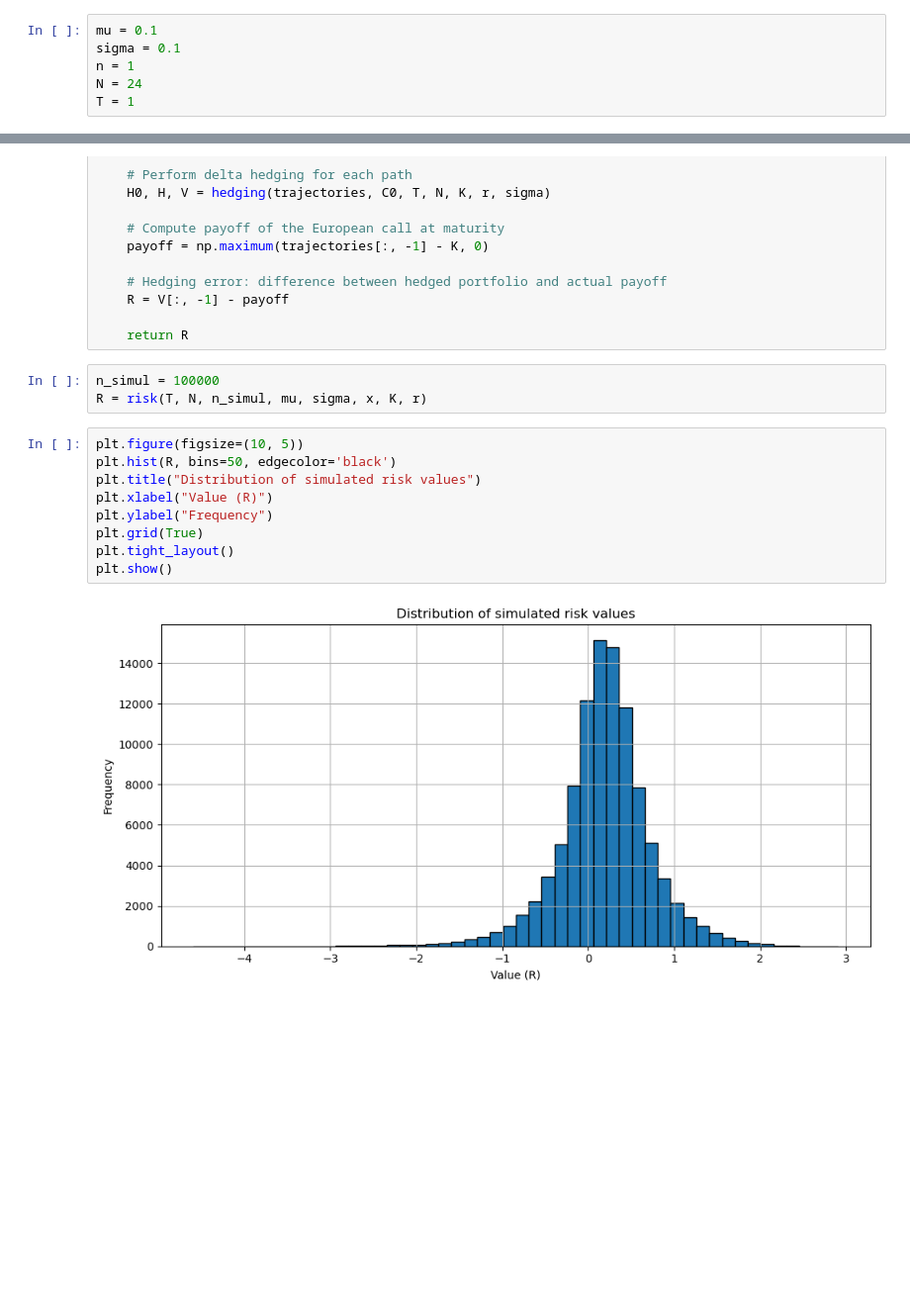
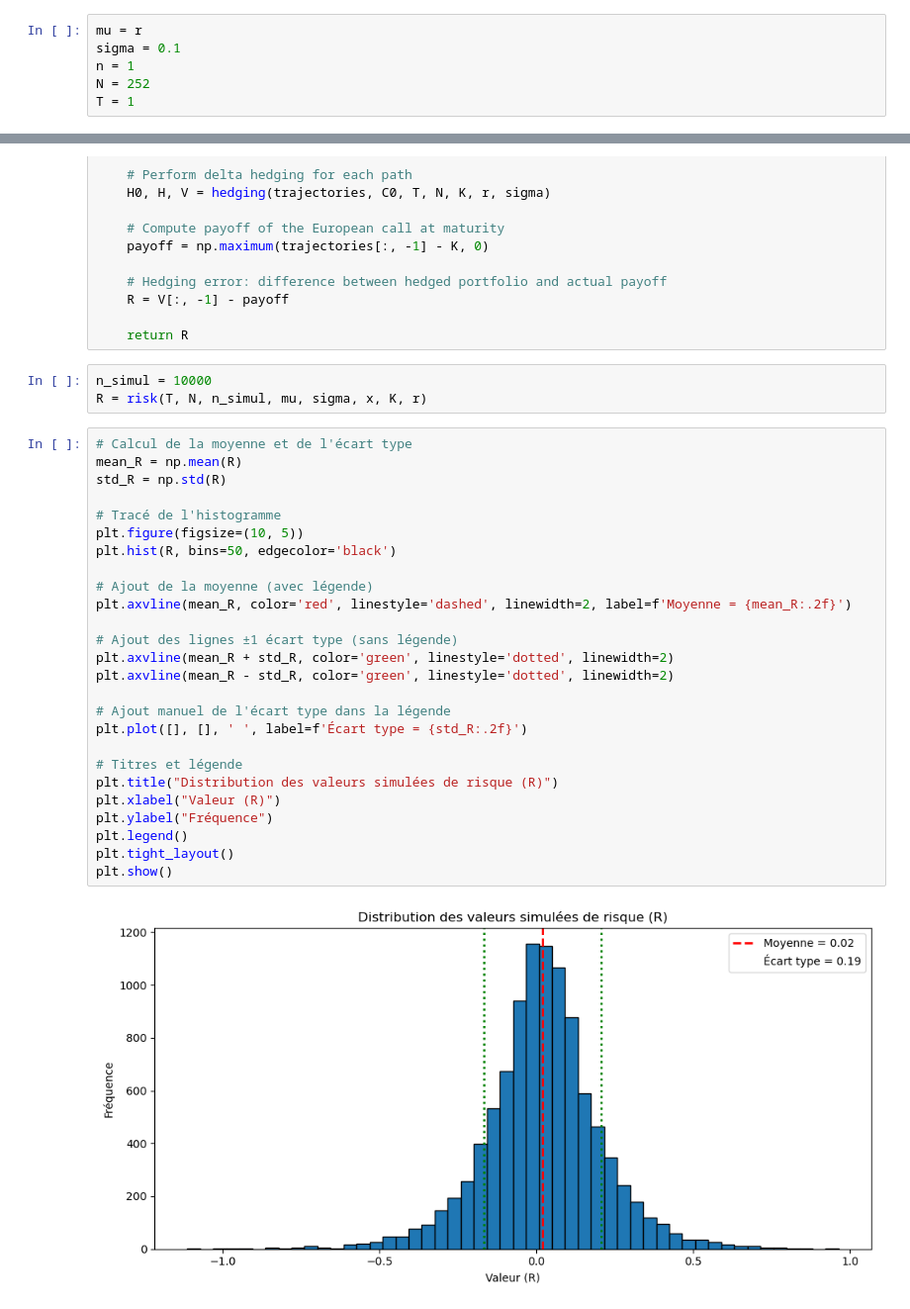
Before and after one commit to maxence2508/maths-fi, a Jupyter notebook: black-scholes/black-scholes.ipynb, the cells around one changed output, grey strips where cells are left out. Shown at 99% size. Drawn from its saved outputs; the diff is of its cells as text; blank space fills up the shorter version.

Commit message:
ajout defaut de couverture call

```diff
--- a/black-scholes/black-scholes.ipynb
+++ b/black-scholes/black-scholes.ipynb
@@ -133,10 +133,10 @@ def C(trajectories, T, N, K, r, sigma):
 
     return p
 # %%
-mu = 0.1
+mu = r
 sigma = 0.1
 n = 1
-N = 24
+N = 252
 T = 1
 # %%
 model = BlackScholes(mu, sigma)
@@ -353,19 +353,36 @@ def risk(T, N, n_simul, mu, sigma, x, K, r):
 
     return R
 # %%
-n_simul = 100000
+n_simul = 10000
 R = risk(T, N, n_simul, mu, sigma, x, K, r)
 # %%
+# Calcul de la moyenne et de l'écart type
+mean_R = np.mean(R)
+std_R = np.std(R)
+
+# Tracé de l'histogramme
 plt.figure(figsize=(10, 5))
 plt.hist(R, bins=50, edgecolor='black')
-plt.title("Distribution of simulated risk values")
-plt.xlabel("Value (R)")
-plt.ylabel("Frequency")
-plt.grid(True)
+
+# Ajout de la moyenne (avec légende)
+plt.axvline(mean_R, color='red', linestyle='dashed', linewidth=2, label=f'Moyenne = {mean_R:.2f}')
+
+# Ajout des lignes ±1 écart type (sans légende)
+plt.axvline(mean_R + std_R, color='green', linestyle='dotted', linewidth=2)
+plt.axvline(mean_R - std_R, color='green', linestyle='dotted', linewidth=2)
+
+# Ajout manuel de l'écart type dans la légende
+plt.plot([], [], ' ', label=f'Écart type = {std_R:.2f}')
+
+# Titres et légende
+plt.title("Distribution des valeurs simulées de risque (R)")
+plt.xlabel("Valeur (R)")
+plt.ylabel("Fréquence")
+plt.legend()
 plt.tight_layout()
 plt.show()
 # %% [output]
-[figure, old version]
+[figure, new version]
 # %%
 print(np.mean(R))
 # %% [output]
```
Also changed, not shown: parts of 10 cells of this notebook.
